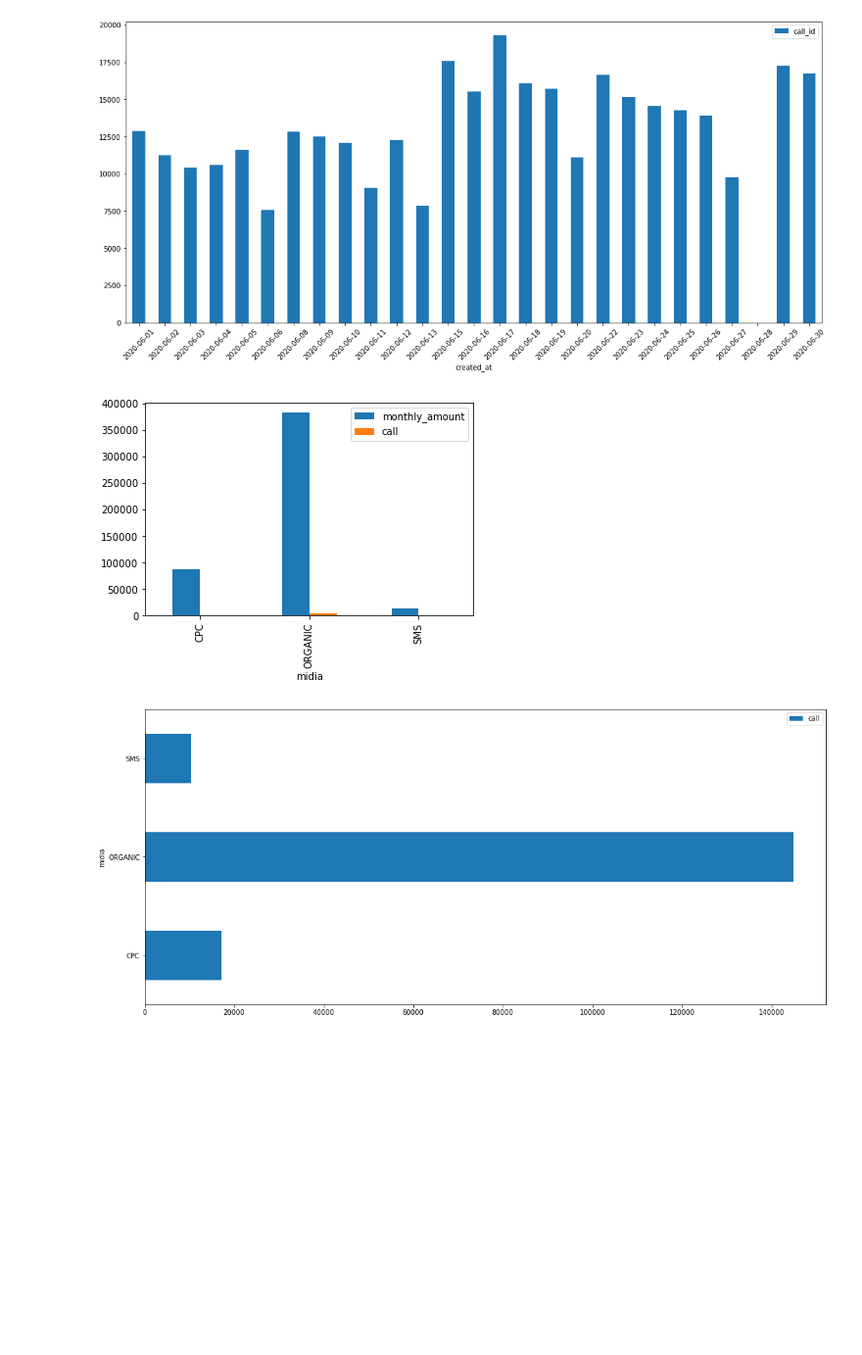
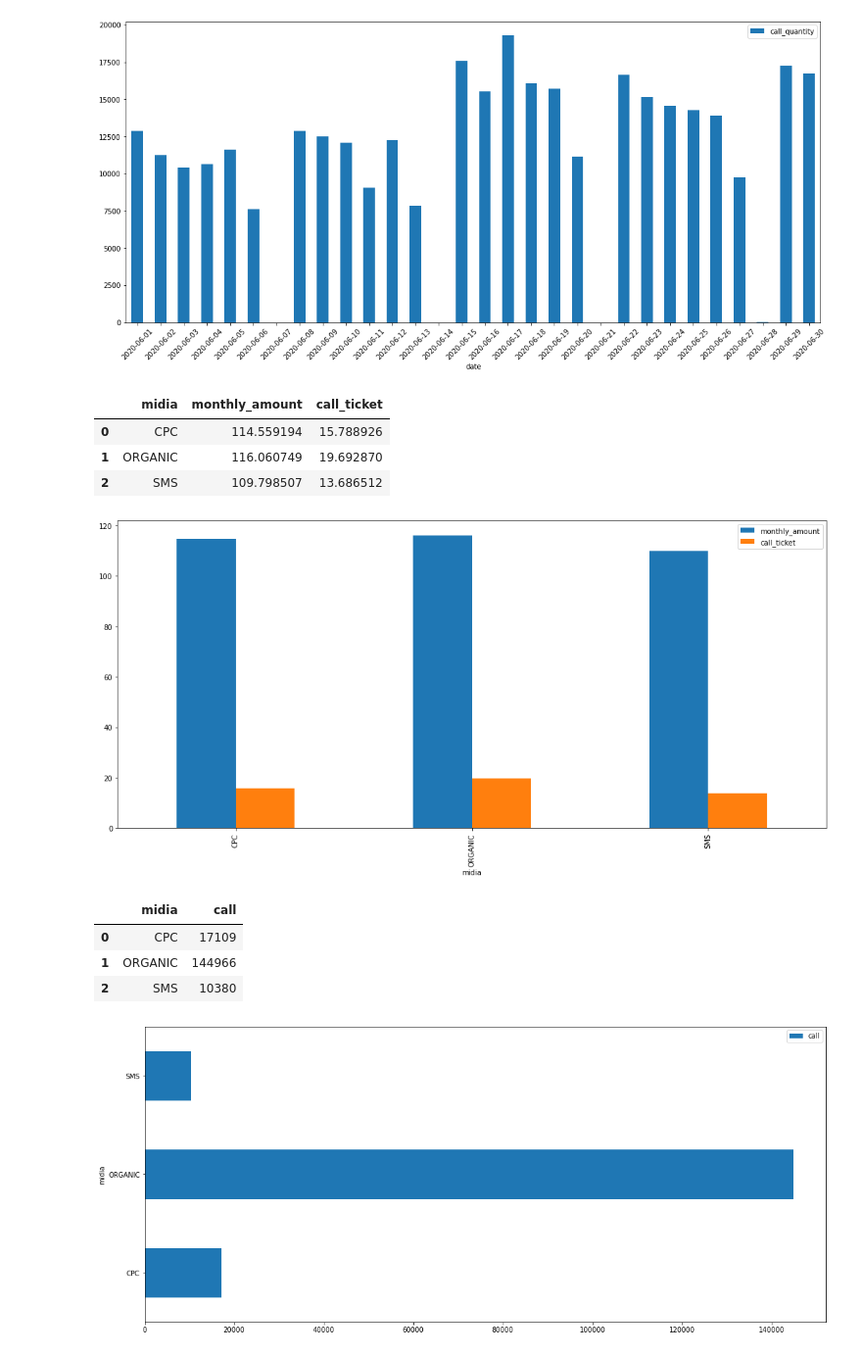
Before and after one commit to RodrigoSantos202/Case-Escale, a Jupyter notebook: Case-Escale-Rodrigo.ipynb, the cells around one changed output. Shown: that part at 98% size. Cells and saved outputs as stored; diff of their text form; code cells hidden in the pictures; blank space fills up the shorter version.

```diff
--- a/Case-Escale-Rodrigo.ipynb
+++ b/Case-Escale-Rodrigo.ipynb
@@ -144,34 +164,42 @@ order by
 # %%
 question01Df = executeQuery(query01)
-question01Df.plot.bar(x='created_at', y='call_id', rot=0)
+question01Df.plot.bar(x='date', y='call_quantity', rot=0)
 plt.rcParams['figure.figsize'] = (18,8)
 plt.xticks(rotation=45)
 plt.show()
 # %% [output]
-[figure, old version]
+[figure, new version]
 # %%
-query02 ="""
-select  dl.midia,
-        sum(coalesce(da.monthly_amount,0)) as monthly_amount,
-        count(distinct fc.call_id) as call
-from    fact_call fc
-left join
-        dim_attendance da
-on      da.token_key = fc.token_key
-left join
-        dim_line_mkt dl
-on      dl.line_id = fc.line_id
-where  da.record_type = 'Venda'
-and    dl.midia is not null
-group by
-        dl.midia
+query02="""
+  select  dl.midia,
+          sum(coalesce(da.monthly_amount, 0)) /
+          count(distinct case when da.record_type = 'Venda' then fc.call_id end) as monthly_amount,
+          sum(coalesce(da.monthly_amount, 0)) /
+          count(distinct fc.call_id) as call_ticket
+  from    fact_call fc
+  inner join
+          dim_attendance da
+  on      da.token_key = fc.token_key
+  inner join
+          dim_line_mkt dl
+  on      dl.line_id = fc.line_id
+  group by
+          dl.midia
 """
+# %%
+question02Df = executeQuery(query02)
+question02Df.head()
+# %% [output]
+|  | midia | monthly_amount | call_ticket |
+| 0 | CPC | 114.559194 | 15.788926 |
+| 1 | ORGANIC | 116.060749 | 19.692870 |
+| 2 | SMS | 109.798507 | 13.686512 |
 # %%
 question02Df = executeQuery(query02)
-question02Df.plot(x="midia", y=["monthly_amount", "call"], kind="bar")
+question02Df.plot(x="midia", y=["monthly_amount", "call_ticket"], kind="bar")
 plt.rcParams['figure.figsize'] = (18,8)
 # %% [output]
-[figure, old version]
+[figure, new version]
 # %%
 query03A="""
 select dm.midia
@@ -184,6 +212,14 @@ where   fc.modality = 'Entrada'
 group by
         dm.midia
 """
+# %%
+question03ADf = executeQuery(query03A)
+question03ADf.head()
+# %% [output]
+|  | midia | call |
+| 0 | CPC | 17109 |
+| 1 | ORGANIC | 144966 |
+| 2 | SMS | 10380 |
 # %%
 question03ADf = executeQuery(query03A)
 question03ADf.plot(x="midia", y=["call"], kind="barh")
```
Also changed, not shown: parts of 15 cells of this notebook.
